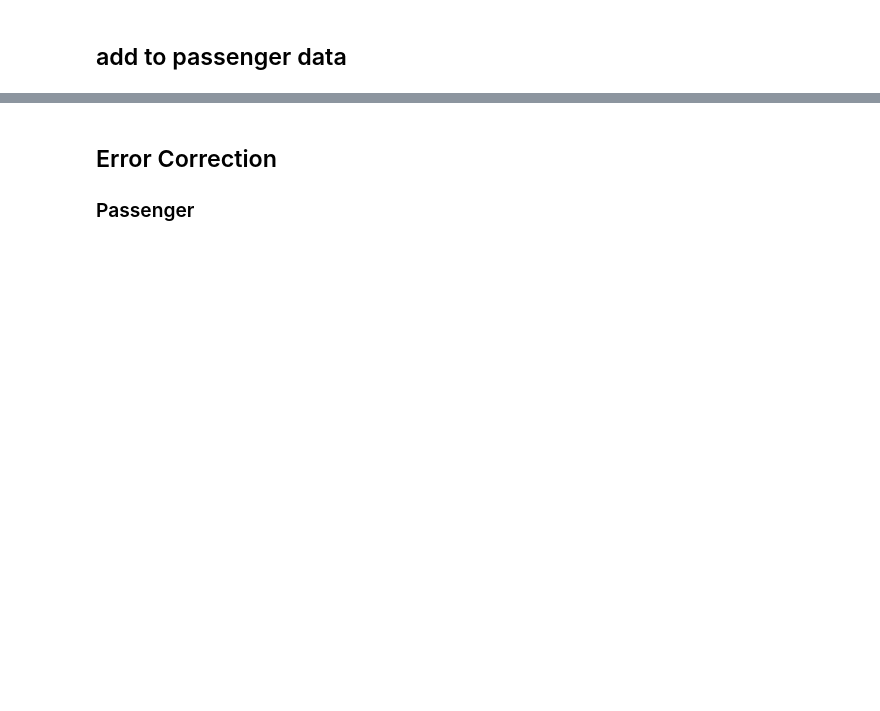
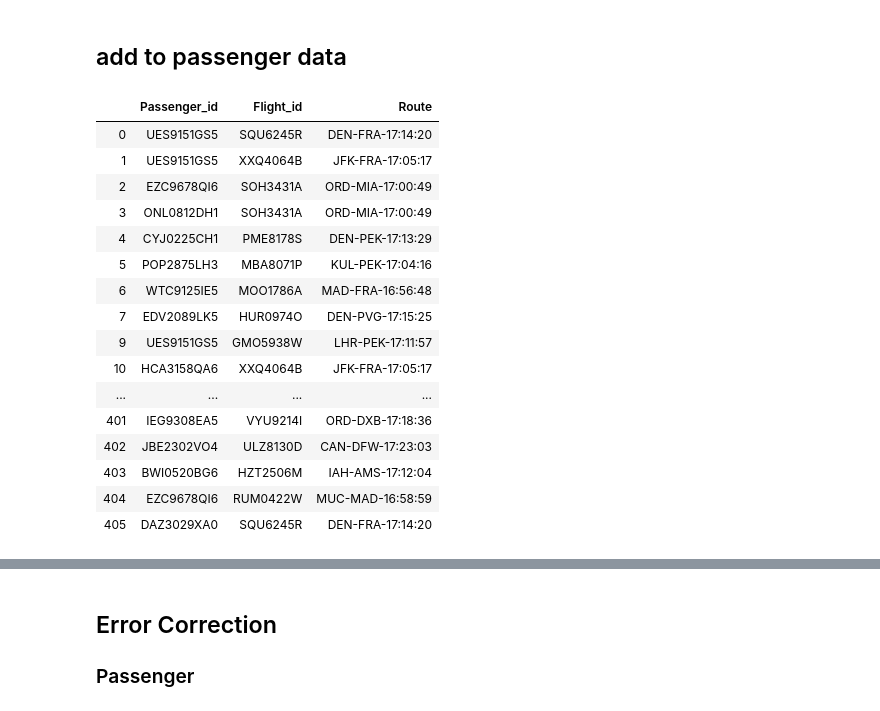
Before and after one commit to bloomfield-analysis/jk800839, a Jupyter notebook: CSMCC16 Flight Assignment JK800839.ipynb, the cells around one changed output, grey strips where cells are left out. Drawn from its saved outputs; the diff is of its cells as text; code cells hidden in the pictures; blank space fills up the shorter version.

```diff
--- a/CSMCC16 Flight Assignment JK800839.ipynb
+++ b/CSMCC16 Flight Assignment JK800839.ipynb
@@ -213,4 +206,23 @@ route(pass_data)
 # %%
 #Select data required
 pass_data_slim = pass_data[['Passenger_id','Flight_id','Route']]
-flight_id_route = flights_final[['Flight_id','Route']]
+pass_data_slim
+# flight_id_route = flights[['Flight_id','Route']]
+# %% [output]
+|  | Passenger_id | Flight_id | Route |
+| 0 | UES9151GS5 | SQU6245R | DEN-FRA-17:14:20 |
+| 1 | UES9151GS5 | XXQ4064B | JFK-FRA-17:05:17 |
+| 2 | EZC9678QI6 | SOH3431A | ORD-MIA-17:00:49 |
+| 3 | ONL0812DH1 | SOH3431A | ORD-MIA-17:00:49 |
+| 4 | CYJ0225CH1 | PME8178S | DEN-PEK-17:13:29 |
+| 5 | POP2875LH3 | MBA8071P | KUL-PEK-17:04:16 |
+| 6 | WTC9125IE5 | MOO1786A | MAD-FRA-16:56:48 |
+| 7 | EDV2089LK5 | HUR0974O | DEN-PVG-17:15:25 |
+| 9 | UES9151GS5 | GMO5938W | LHR-PEK-17:11:57 |
+| 10 | HCA3158QA6 | XXQ4064B | JFK-FRA-17:05:17 |
+| ... | ... | ... | ... |
+| 401 | IEG9308EA5 | VYU9214I | ORD-DXB-17:18:36 |
+| 402 | JBE2302VO4 | ULZ8130D | CAN-DFW-17:23:03 |
+| 403 | BWI0520BG6 | HZT2506M | IAH-AMS-17:12:04 |
+| 404 | EZC9678QI6 | RUM0422W | MUC-MAD-16:58:59 |
+| 405 | DAZ3029XA0 | SQU6245R | DEN-FRA-17:14:20 |
```
Also changed, not shown: parts of 70 cells of this notebook.
